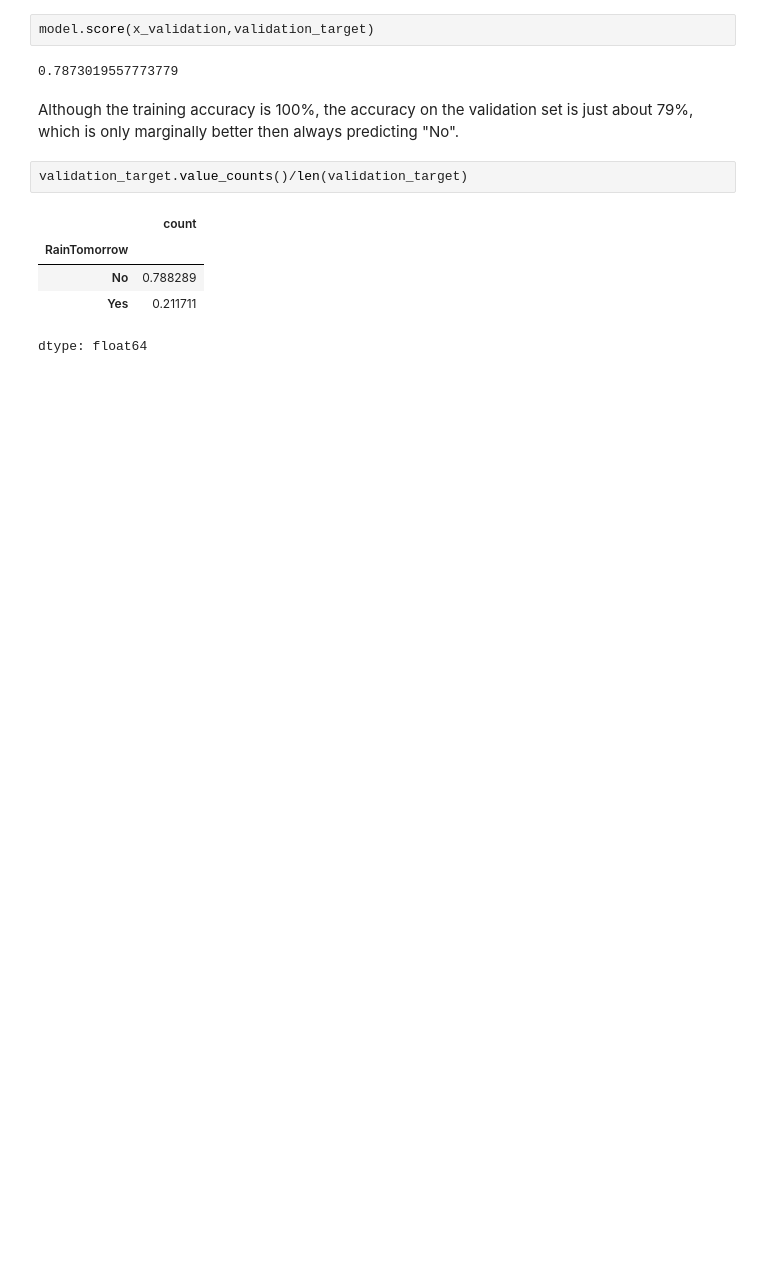
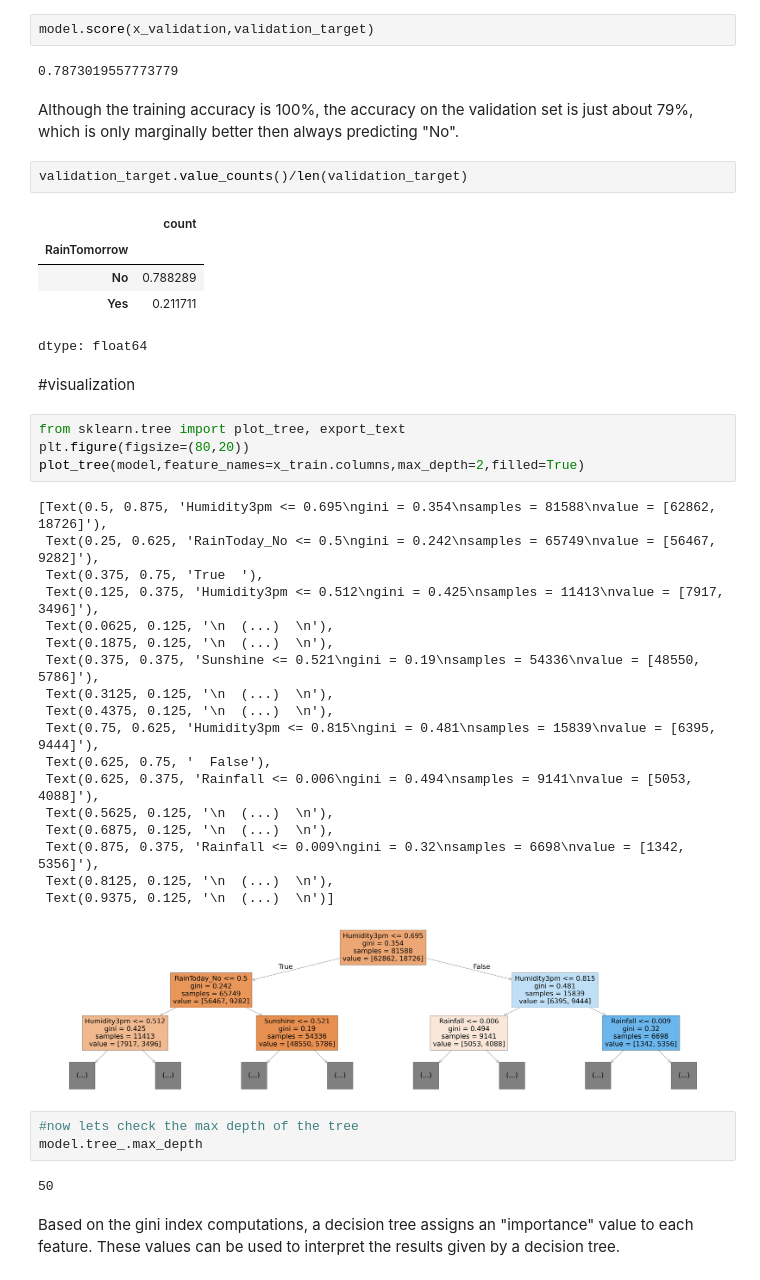
Before and after one commit to 404saugat404/sklearn, a Jupyter notebook: Decision Trees and Random Forests/dt_rf.ipynb, the cells around one changed output. Saved outputs shown, nothing was run; the diff lists cells and outputs as text; blank space fills up the shorter version.

Commit message:
visualization finished👀👀

```diff
--- a/Decision Trees and Random Forests/dt_rf.ipynb
+++ b/Decision Trees and Random Forests/dt_rf.ipynb
@@ -407,3 +407,35 @@ validation_target.value_counts()/len(validation_target)
 | No | 0.788289 |
 | Yes | 0.211711 |
 dtype: float64
+# %% [markdown]
+#visualization
+# %%
+from sklearn.tree import plot_tree, export_text
+plt.figure(figsize=(80,20))
+plot_tree(model,feature_names=x_train.columns,max_depth=2,filled=True)
+# %% [output]
+[Text(0.5, 0.875, 'Humidity3pm <= 0.695\ngini = 0.354\nsamples = 81588\nvalue = [62862, 18726]'),
+ Text(0.25, 0.625, 'RainToday_No <= 0.5\ngini = 0.242\nsamples = 65749\nvalue = [56467, 9282]'),
+ Text(0.375, 0.75, 'True  '),
+ Text(0.125, 0.375, 'Humidity3pm <= 0.512\ngini = 0.425\nsamples = 11413\nvalue = [7917, 3496]'),
+ Text(0.0625, 0.125, '\n  (...)  \n'),
+ Text(0.1875, 0.125, '\n  (...)  \n'),
+ Text(0.375, 0.375, 'Sunshine <= 0.521\ngini = 0.19\nsamples = 54336\nvalue = [48550, 5786]'),
+ Text(0.3125, 0.125, '\n  (...)  \n'),
+ Text(0.4375, 0.125, '\n  (...)  \n'),
+ Text(0.75, 0.625, 'Humidity3pm <= 0.815\ngini = 0.481\nsamples = 15839\nvalue = [6395, 9444]'),
+ Text(0.625, 0.75, '  False'),
+ Text(0.625, 0.375, 'Rainfall <= 0.006\ngini = 0.494\nsamples = 9141\nvalue = [5053, 4088]'),
+ Text(0.5625, 0.125, '\n  (...)  \n'),
+ Text(0.6875, 0.125, '\n  (...)  \n'),
+ Text(0.875, 0.375, 'Rainfall <= 0.009\ngini = 0.32\nsamples = 6698\nvalue = [1342, 5356]'),
+ Text(0.8125, 0.125, '\n  (...)  \n'),
+ Text(0.9375, 0.125, '\n  (...)  \n')]
+[figure, added]
+# %%
+#now lets check the max depth of the tree
+model.tree_.max_depth
+# %% [output]
+50
+# %% [markdown]
+Based on the gini index computations, a decision tree assigns an "importance" value to each feature. These values can be used to interpret the results given by a decision tree.
```
Also changed, not shown: parts of 4 cells of this notebook.
